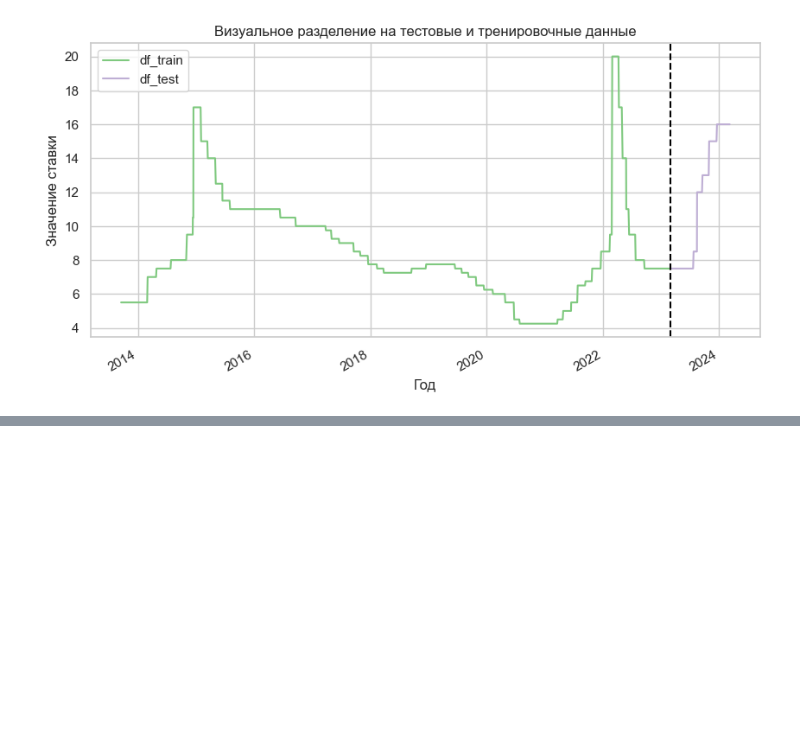
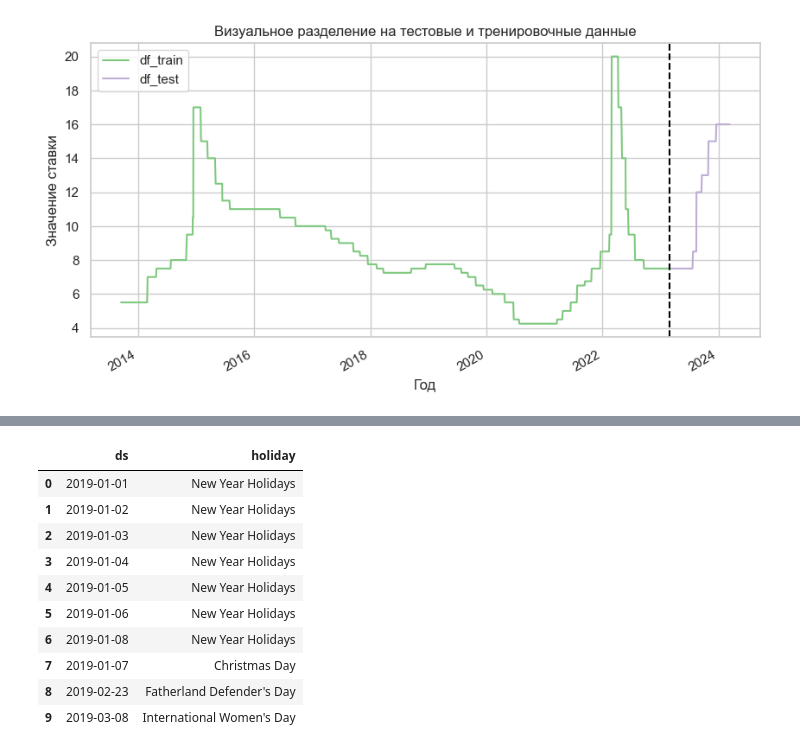
Before and after one commit to myxa95/01_Prediction_of_the_key_rate_in_the_Russian_Federation, a Jupyter notebook: notebooks/Parcer_CB_RF.ipynb, the cells around one changed output, grey strips where cells are left out. Saved outputs shown, nothing was run; the diff lists cells and outputs as text; code cells hidden in the pictures; blank space fills up the shorter version.

```diff
--- a/notebooks/Parcer_CB_RF.ipynb
+++ b/notebooks/Parcer_CB_RF.ipynb
@@ -182,0 +190,18 @@ Wall time: 871 ms
+# %%
+from prophet.make_holidays import make_holidays_df
+
+nsw_holidays = make_holidays_df(
+    year_list=[2019 + i for i in range(10)], country='RU')
+nsw_holidays.head(n=10)
+# %% [output]
+|  | ds | holiday |
+| 0 | 2019-01-01 | New Year Holidays |
+| 1 | 2019-01-02 | New Year Holidays |
+| 2 | 2019-01-03 | New Year Holidays |
+| 3 | 2019-01-04 | New Year Holidays |
+| 4 | 2019-01-05 | New Year Holidays |
+| 5 | 2019-01-06 | New Year Holidays |
+| 6 | 2019-01-08 | New Year Holidays |
+| 7 | 2019-01-07 | Christmas Day |
+| 8 | 2019-02-23 | Fatherland Defender's Day |
+| 9 | 2019-03-08 | International Women's Day |
```
Also changed, not shown: parts of 10 cells of this notebook.
